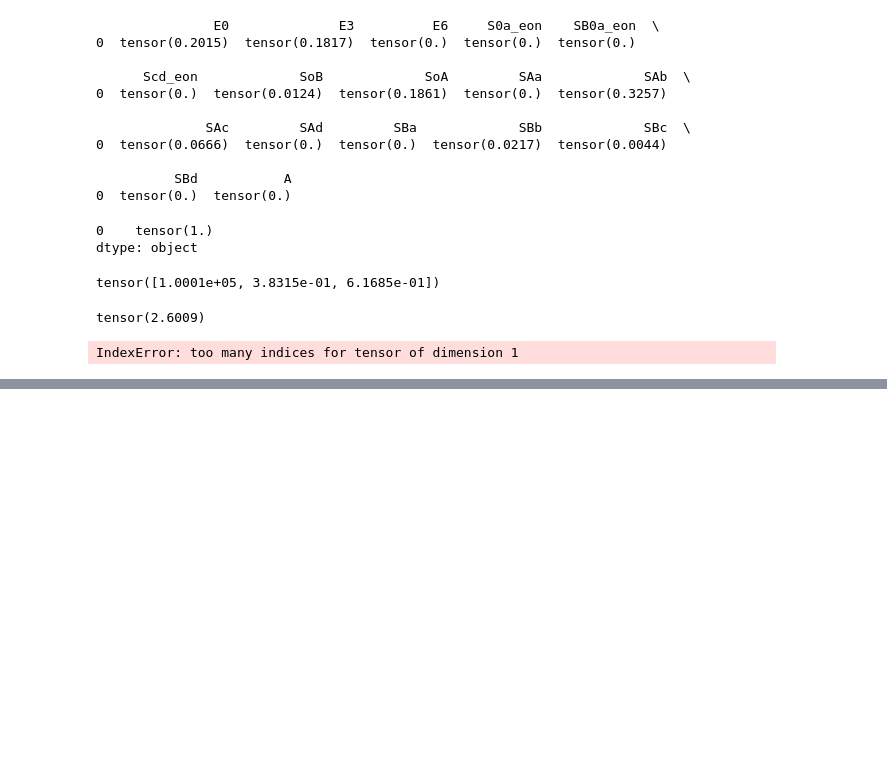
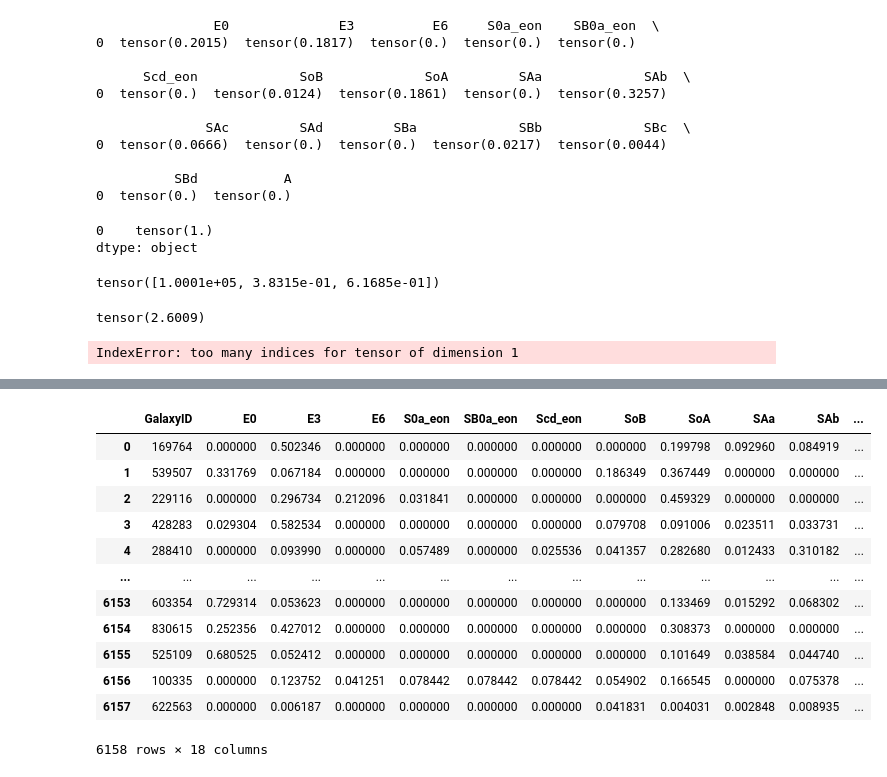
Before and after one commit to margherita-lera/GalaxyClassifier, a Jupyter notebook: mapper.ipynb, the cells around one changed output, grey strips where cells are left out. Drawn from its saved outputs; the diff is of its cells as text; code cells hidden in the pictures; blank space fills up the shorter version.

```diff
--- a/mapper.ipynb
+++ b/mapper.ipynb
@@ -212,0 +215,4 @@ IndexError: too many indices for tensor of dimension 1
+# %%
+path = '../data/test/test_solutions_rev1.csv' #path è universale
+dataframe = pd.read_csv(path, sep=',')
+#df = dataframe.drop(columns='GalaxyID')
@@ -212,0 +330,17 @@ IndexError: too many indices for tensor of dimension 1
+# %%
+x=mappy_df(dataframe)
+x
+# %% [output]
+|  | GalaxyID | E0 | E3 | E6 | S0a_eon | SB0a_eon | Scd_eon | SoB | SoA | SAa | SAb | ... |
+| 0 | 169764 | 0.000000 | 0.502346 | 0.000000 | 0.000000 | 0.000000 | 0.000000 | 0.000000 | 0.199798 | 0.092960 | 0.084919 | ... |
+| 1 | 539507 | 0.331769 | 0.067184 | 0.000000 | 0.000000 | 0.000000 | 0.000000 | 0.186349 | 0.367449 | 0.000000 | 0.000000 | ... |
+| 2 | 229116 | 0.000000 | 0.296734 | 0.212096 | 0.031841 | 0.000000 | 0.000000 | 0.000000 | 0.459329 | 0.000000 | 0.000000 | ... |
+| 3 | 428283 | 0.029304 | 0.582534 | 0.000000 | 0.000000 | 0.000000 | 0.000000 | 0.079708 | 0.091006 | 0.023511 | 0.033731 | ... |
+| 4 | 288410 | 0.000000 | 0.093990 | 0.000000 | 0.057489 | 0.000000 | 0.025536 | 0.041357 | 0.282680 | 0.012433 | 0.310182 | ... |
+| ... | ... | ... | ... | ... | ... | ... | ... | ... | ... | ... | ... | ... |
+| 6153 | 603354 | 0.729314 | 0.053623 | 0.000000 | 0.000000 | 0.000000 | 0.000000 | 0.000000 | 0.133469 | 0.015292 | 0.068302 | ... |
+| 6154 | 830615 | 0.252356 | 0.427012 | 0.000000 | 0.000000 | 0.000000 | 0.000000 | 0.000000 | 0.308373 | 0.000000 | 0.000000 | ... |
+| 6155 | 525109 | 0.680525 | 0.052412 | 0.000000 | 0.000000 | 0.000000 | 0.000000 | 0.000000 | 0.101649 | 0.038584 | 0.044740 | ... |
+| 6156 | 100335 | 0.000000 | 0.123752 | 0.041251 | 0.078442 | 0.078442 | 0.078442 | 0.054902 | 0.166545 | 0.000000 | 0.075378 | ... |
+| 6157 | 622563 | 0.000000 | 0.006187 | 0.000000 | 0.000000 | 0.000000 | 0.000000 | 0.041831 | 0.004031 | 0.002848 | 0.008935 | ... |
+6158 rows × 18 columns
```
Also changed, not shown: parts of 4 cells of this notebook, 1 other file.
